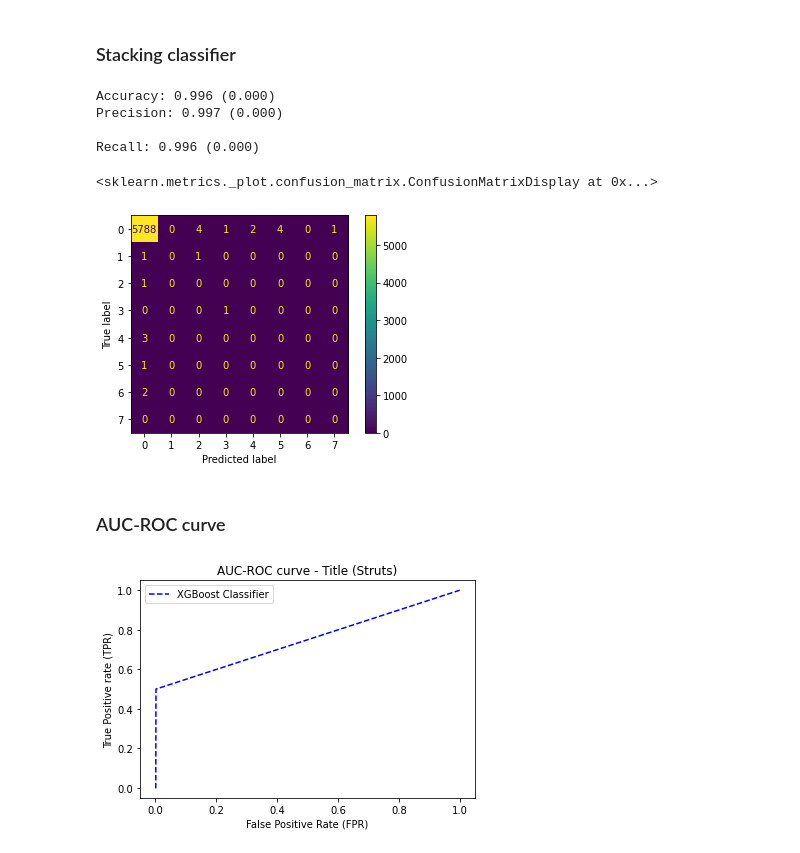
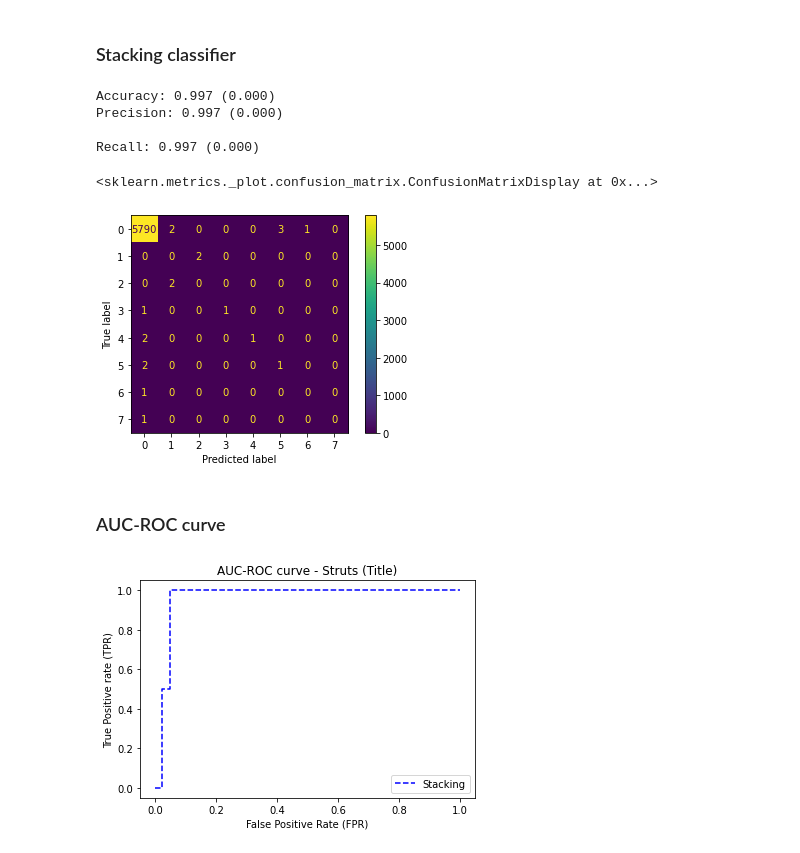
Before and after one commit to palmafr/MDPIData2022, a Jupyter notebook: experiments/rq2.ipynb, the cells around one changed output. Cells and saved outputs as stored; diff of their text form; code cells hidden in the pictures.

```diff
--- a/experiments/rq2.ipynb
+++ b/experiments/rq2.ipynb
@@ -125,22 +125,27 @@ def stacking():
 def predict(model):
     model.fit(X_ros, y_ros)
     predictions = model.predict(test_X)
+    pred_proba = model.predict_proba(test_X)
     accuracy = accuracy_score(test_Y, predictions)
     precision = precision_score(test_Y, predictions, average='weighted')
     recall = recall_score(test_Y, predictions,average='weighted')
-    return [accuracy, precision, recall, predictions]
+    return [accuracy, precision, recall, pred_proba ,predictions]
 
 def get_models():
     models = dict()
     models['Decision Tree'] = DecisionTreeClassifier(ccp_alpha=0.036)
-    models['Logistic Regression'] = LogisticRegression(solver='saga', class_weight='balanced')
+    models['Logistic Regression'] = LogisticRegression(solver='liblinear', class_weight='balanced')
     models['Naive Bayes'] = GaussianNB()
     models['Stacking'] = stacking()
     return models
 # %% [markdown]
 ### Experiments
 # %%
-X, test_X, y, test_Y = preprocess(1, 2)
+ds = 1
+target = 2
+targets = ['Vulnerable','Severity','Title']
+datasets = ['Tomcat','Struts']
+X, test_X, y, test_Y = preprocess(ds, target)
 ros = RandomOverSampler()
 X_ros, y_ros = ros.fit_resample(X, y)
 # %% [output]
@@ -164,42 +168,42 @@ fit_feature_set(rfe_features)
 # %%
 model = get_models()['Stacking']
 pred_model = predict(model)
-acc, pre, rec ,stk_pred = pred_model[0], pred_model[1], pred_model[2], pred_model[-1]
+acc, pre, rec ,stk_pred = pred_model[0], pred_model[1], pred_model[2], pred_model[-2]
 print('Accuracy: %.3f (%.3f)' % (mean(acc), std(acc)))
 print('Precision: %.3f (%.3f) \n' % (mean(pre), std(pre)))
 print('Recall: %.3f (%.3f)' % (mean(rec), std(rec)))
 CMD.from_estimator(model, test_X, test_Y)
 # %% [output]
-Accuracy: 0.996 (0.000)
+Accuracy: 0.997 (0.000)
 Precision: 0.997 (0.000)
 
-Recall: 0.996 (0.000)
+Recall: 0.997 (0.000)
 <sklearn.metrics._plot.confusion_matrix.ConfusionMatrixDisplay at 0x...>
-[figure, old version]
+[figure, new version]
 # %% [markdown]
 ### AUC-ROC curve
 # %%
 # roc curve for models
 fpr = {}
 tpr = {}
 thresh ={}
 
-fpr1, tpr1, thresh1 = roc_curve(test_Y, stk_pred, pos_label=1)
+fpr1, tpr1, thresh1 = roc_curve(test_Y, stk_pred[:,1], pos_label=1)
 # roc curve for tpr = fpr
 random_probs = [0 for i in range(len(test_Y))]
 p_fpr, p_tpr, _ = roc_curve(test_Y, random_probs, pos_label=1)
 
 # plot roc curves
-plt.plot(fpr1, tpr1, linestyle='--', color='blue', label='XGBoost Classifier')
+plt.plot(fpr1, tpr1, linestyle='--', color='blue', label='Stacking')
 
 # title
-plt.title('AUC-ROC curve - Title (Struts)')
+plt.title('AUC-ROC curve - '+datasets[ds]+' ('+targets[target]+')')
 # x label
 plt.xlabel('False Positive Rate (FPR)')
 # y label
 plt.ylabel('True Positive rate (TPR)')
 
 plt.legend(loc='best')
 plt.show();
 # %% [output]
-[figure, old version]
+[figure, new version]
```
Also changed, not shown: parts of 2 cells of this notebook, 3 other files.
